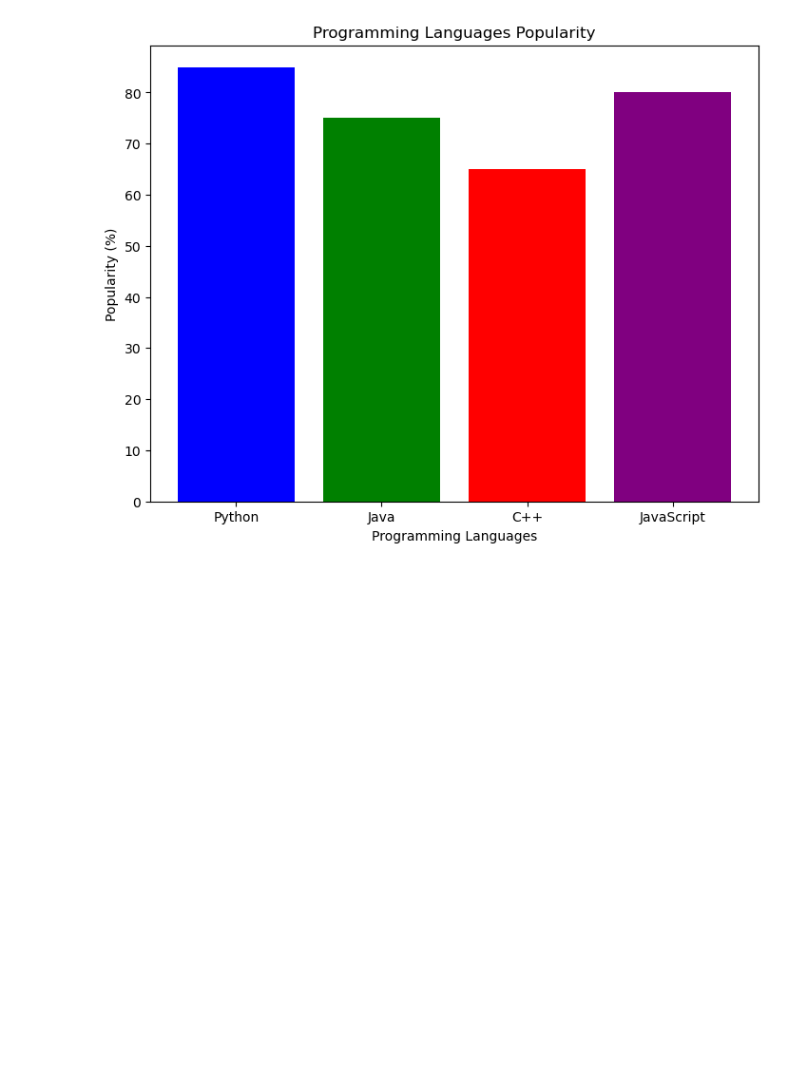
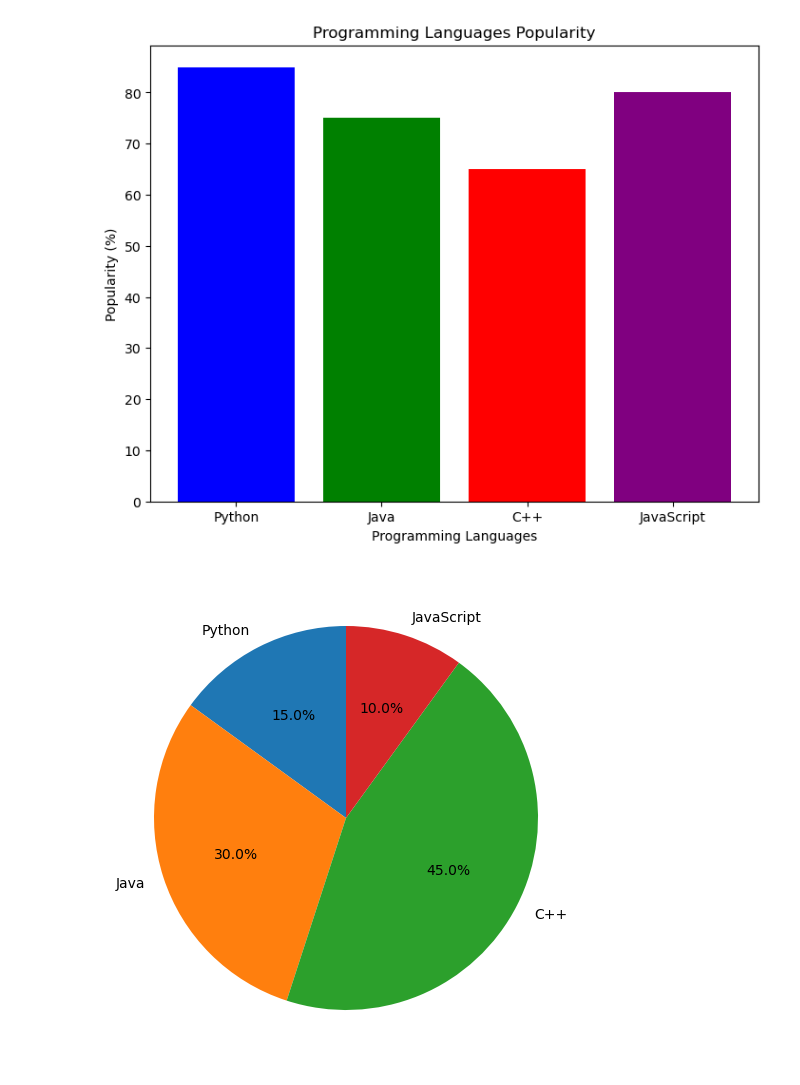
Before and after one commit to mominl/ML, a Jupyter notebook: matplotlib.ipynb, the cells around one changed output. Saved outputs shown, nothing was run; the diff lists cells and outputs as text; code cells hidden in the pictures; blank space fills up the shorter version.

```diff
--- a/matplotlib.ipynb
+++ b/matplotlib.ipynb
@@ -67,3 +67,13 @@ plt.title('Programming Languages Popularity')
 plt.show()
 # %% [output]
 [figure]
+# %%
+# pi chart
+fig = plt.figure()
+ax = fig.add_axes([0,0,1,1])
+sizes = [15, 30, 45, 10]
+labels = ['Python', 'Java', 'C++', 'JavaScript']
+ax.pie(sizes, labels=labels, autopct='%1.1f%%', startangle=90)
+plt.show()
+# %% [output]
+[figure, added]
```
Also changed, not shown: parts of 1 cell of this notebook.
